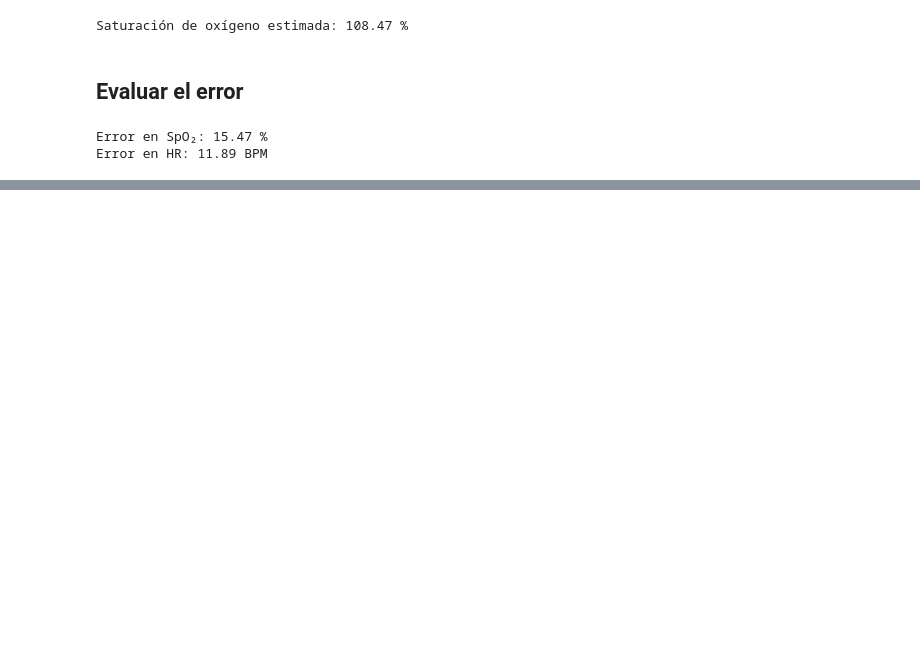
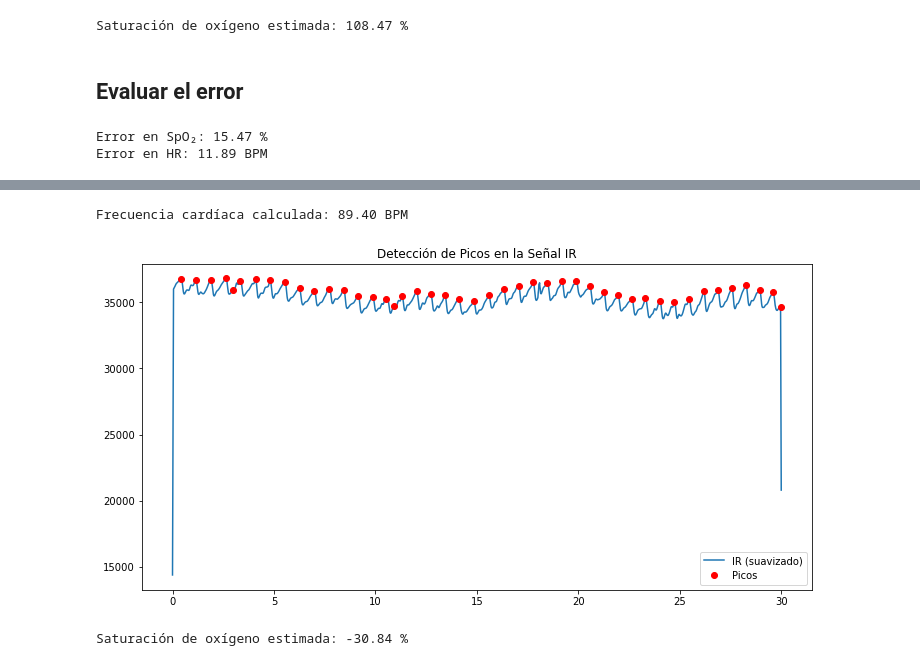
Before and after one commit to ElenaRuizMoreno/TFG-Elena-Ruiz, a Jupyter notebook: Scripts/Pruebas3.ipynb, the cells around one changed output, grey strips where cells are left out. Drawn from its saved outputs; the diff is of its cells as text; code cells hidden in the pictures; blank space fills up the shorter version.

```diff
--- a/Scripts/Pruebas3.ipynb
+++ b/Scripts/Pruebas3.ipynb
@@ -184,0 +490,43 @@ Error en HR: 11.89 BPM
+# %%
+from scipy.signal import find_peaks
+
+# Detectar picos en la señal IR
+picos, _ = find_peaks(df["IR_suave"], height=1000, distance=20)
+
+# Calcular el tiempo entre picos (periodo del pulso)
+tiempos_picos = df["Tiempo (s)"].iloc[picos].values
+intervalos = np.diff(tiempos_picos)  # Diferencia entre picos (en segundos)
+
+# Calcular la frecuencia cardíaca (HR en latidos por minuto)
+hr_calculado = 60 / np.mean(intervalos)
+print(f"Frecuencia cardíaca calculada: {hr_calculado:.2f} BPM")
+
+# Visualizar los picos
+plt.figure(figsize=(12, 6))
+plt.plot(df["Tiempo (s)"], df["IR_suave"], label="IR (suavizado)")
+plt.plot(tiempos_picos, df["IR_suave"].iloc[picos], "ro", label="Picos")
+plt.legend()
+plt.title("Detección de Picos en la Señal IR")
+plt.show()
+# %% [output]
+Frecuencia cardíaca calculada: 89.40 BPM
+[figure, added]
+# %%
+# Función para calcular SpO2
+def calcular_spo2(ir, red):
+    ac_ir = np.std(ir)    # Componente AC (desviación estándar)
+    dc_ir = np.mean(ir)   # Componente DC (media)
+    ac_red = np.std(red)
+    dc_red = np.mean(red)
+
+    # Calcular el coeficiente R
+    R = (ac_red / dc_red) / (ac_ir / dc_ir)
+
+    # Fórmula empírica
+    spo2 = 110 - 25 * R
+    return spo2
+
+spo2_calculado = calcular_spo2(df["IR_suave"], df["RED_suave"])
+print(f"Saturación de oxígeno estimada: {spo2_calculado:.2f} %")
+# %% [output]
+Saturación de oxígeno estimada: -30.84 %
```
Also changed, not shown: parts of 26 cells of this notebook, 2 other files.
